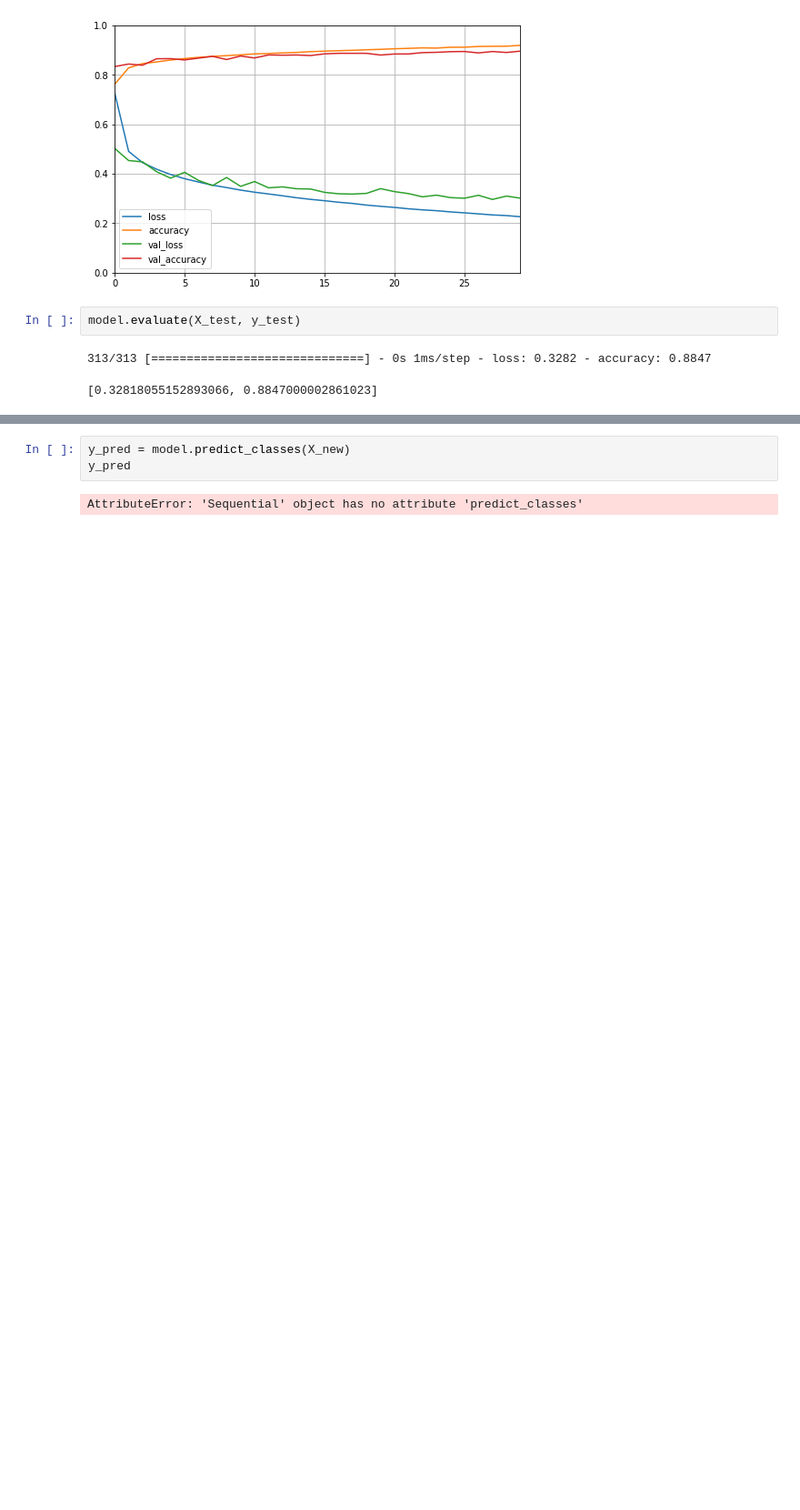
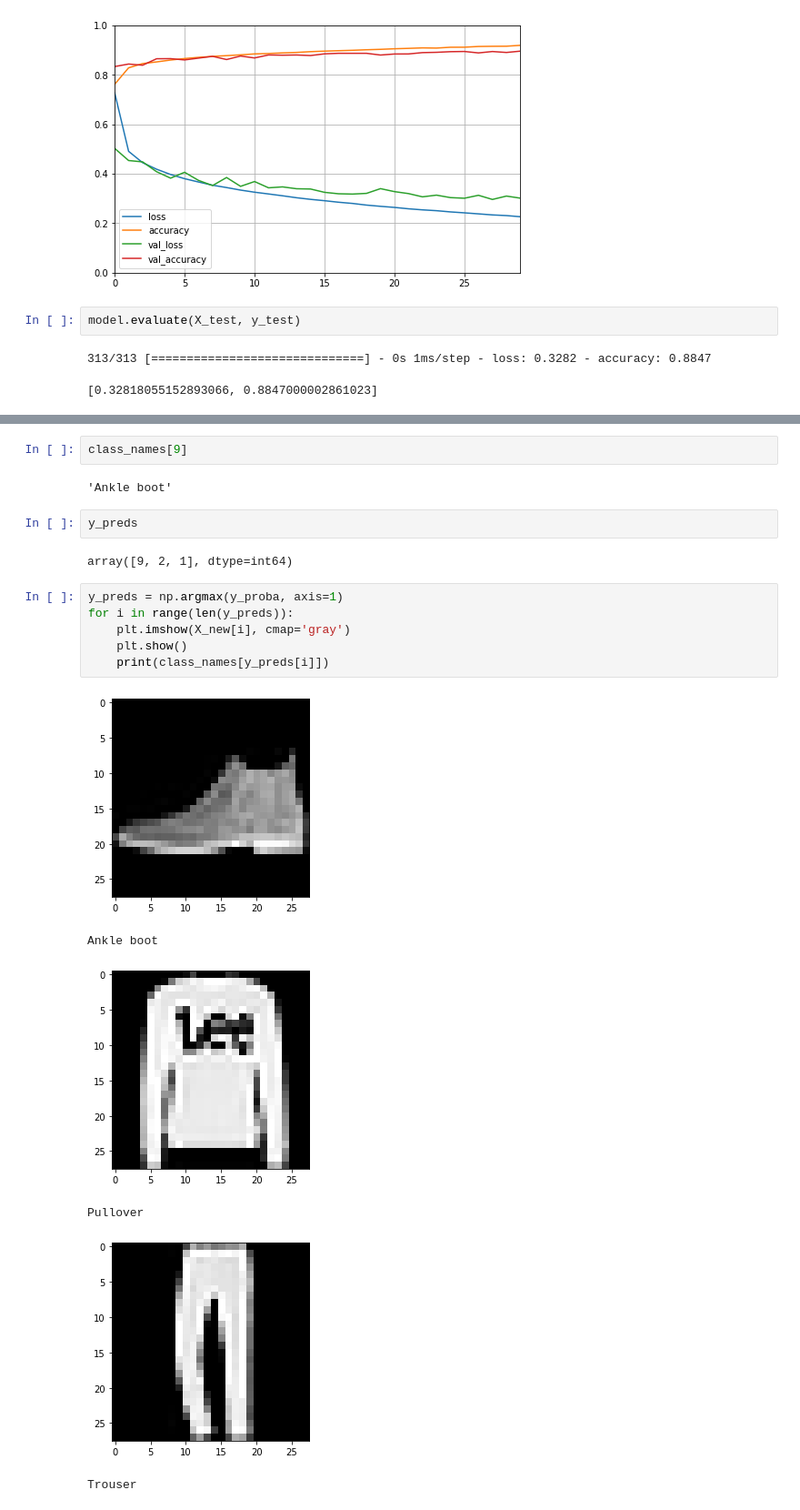
Before and after one commit to cgiannotta/hands_on_machine_learning, a Jupyter notebook: hands_on_ml.ipynb, the cells around one changed output, grey strips where cells are left out. Shown: that part at 91% size. Cells and saved outputs as stored; diff of their text form; blank space fills up the shorter version.

```diff
--- a/hands_on_ml.ipynb
+++ b/hands_on_ml.ipynb
@@ -163,8 +174,24 @@ array([[0.  , 0.  , 0.  , 0.  , 0.  , 0.01, 0.  , 0.01, 0.  , 0.98],
        [0.  , 0.  , 0.99, 0.  , 0.01, 0.  , 0.  , 0.  , 0.  , 0.  ],
        [0.  , 1.  , 0.  , 0.  , 0.  , 0.  , 0.  , 0.  , 0.  , 0.  ]],
       dtype=float32)
-# %%
-y_pred = model.predict_classes(X_new)
-y_pred
-# %% [output]
-AttributeError: 'Sequential' object has no attribute 'predict_classes'
+# %%
+class_names[9]
+# %% [output]
+'Ankle boot'
+# %%
+y_preds
+# %% [output]
+array([9, 2, 1], dtype=int64)
+# %%
+y_preds = np.argmax(y_proba, axis=1)
+for i in range(len(y_preds)):
+    plt.imshow(X_new[i], cmap='gray')
+    plt.show()
+    print(class_names[y_preds[i]])
+# %% [output]
+[figure, added]
+Ankle boot
+[figure, added]
+Pullover
+[figure, added]
+Trouser
```
Also changed, not shown: parts of 18 cells of this notebook, 1 other file.
